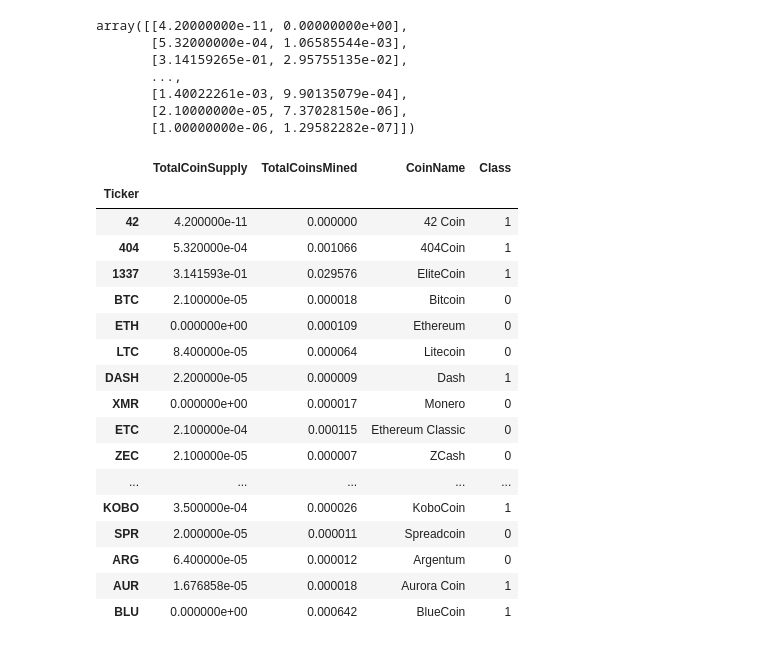
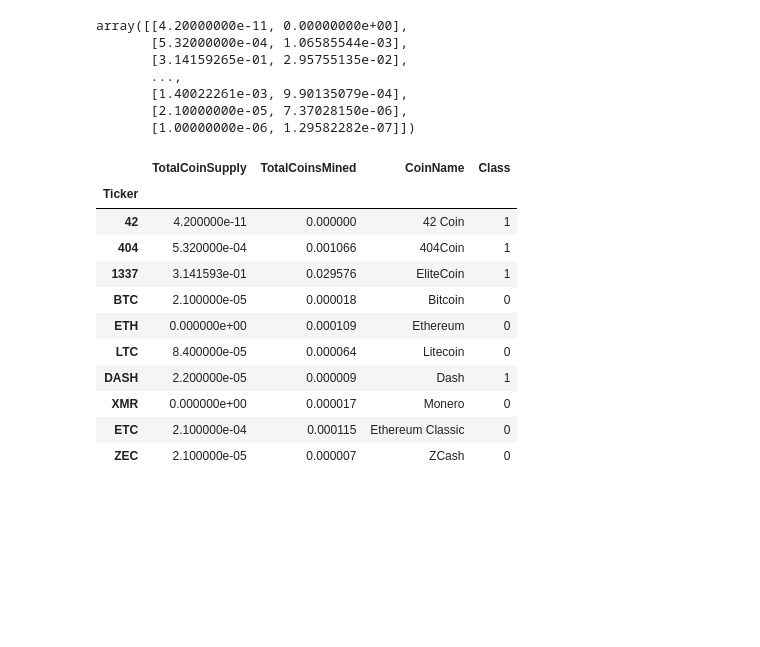
Before and after one commit to awaqqas/Cryptocurrencies, a Jupyter notebook: crypto_clustering.ipynb, the cells around one changed output. Cells and saved outputs as stored; diff of their text form; code cells hidden in the pictures; blank space fills up the shorter version.

```diff
--- a/crypto_clustering.ipynb
+++ b/crypto_clustering.ipynb
@@ -310,36 +310,30 @@ array([[4.20000000e-11, 0.00000000e+00],
 # %%
 # Create a new DataFrame that has the scaled data with the clustered_df DataFrame index.
 clusterScaled_df=pd.DataFrame(clustered_df_scaled,
                               columns=['TotalCoinSupply','TotalCoinsMined'],
                               index=CoinName_df.index)
 # clusterScaled_df.head()
 # CoinName_df.head()
 # Add the "CoinName" column from the clustered_df DataFrame to the new DataFrame.
 clusterScaled_df = clusterScaled_df.join(CoinName_df, how='inner')
 clusterScaled_df.head()
 # Add the "Class" column from the clustered_df DataFrame to the new DataFrame.
 clusterScaled_df = clusterScaled_df.join(df_y, how='inner')
 clusterScaled_df.rename(columns={'Cluster':'Class'},inplace=True)
-clusterScaled_df.head(20)
+clusterScaled_df.head(10)
 # %% [output]
 |  | TotalCoinSupply | TotalCoinsMined | CoinName | Class |
 | Ticker |  |  |  |  |
 | 42 | 4.200000e-11 | 0.000000 | 42 Coin | 1 |
 | 404 | 5.320000e-04 | 0.001066 | 404Coin | 1 |
 | 1337 | 3.141593e-01 | 0.029576 | EliteCoin | 1 |
 | BTC | 2.100000e-05 | 0.000018 | Bitcoin | 0 |
 | ETH | 0.000000e+00 | 0.000109 | Ethereum | 0 |
 | LTC | 8.400000e-05 | 0.000064 | Litecoin | 0 |
 | DASH | 2.200000e-05 | 0.000009 | Dash | 1 |
 | XMR | 0.000000e+00 | 0.000017 | Monero | 0 |
 | ETC | 2.100000e-04 | 0.000115 | Ethereum Classic | 0 |
 | ZEC | 2.100000e-05 | 0.000007 | ZCash | 0 |
-| ... | ... | ... | ... | ... |
-| KOBO | 3.500000e-04 | 0.000026 | KoboCoin | 1 |
-| SPR | 2.000000e-05 | 0.000011 | Spreadcoin | 0 |
-| ARG | 6.400000e-05 | 0.000012 | Argentum | 0 |
-| AUR | 1.676858e-05 | 0.000018 | Aurora Coin | 1 |
-| BLU | 0.000000e+00 | 0.000642 | BlueCoin | 1 |
 # %%
 # Create a hvplot.scatter plot using x="TotalCoinsMined" and y="TotalCoinSupply".
 clusterScaled_df.hvplot.scatter(x="TotalCoinsMined", y="TotalCoinSupply", by="Class")
```
